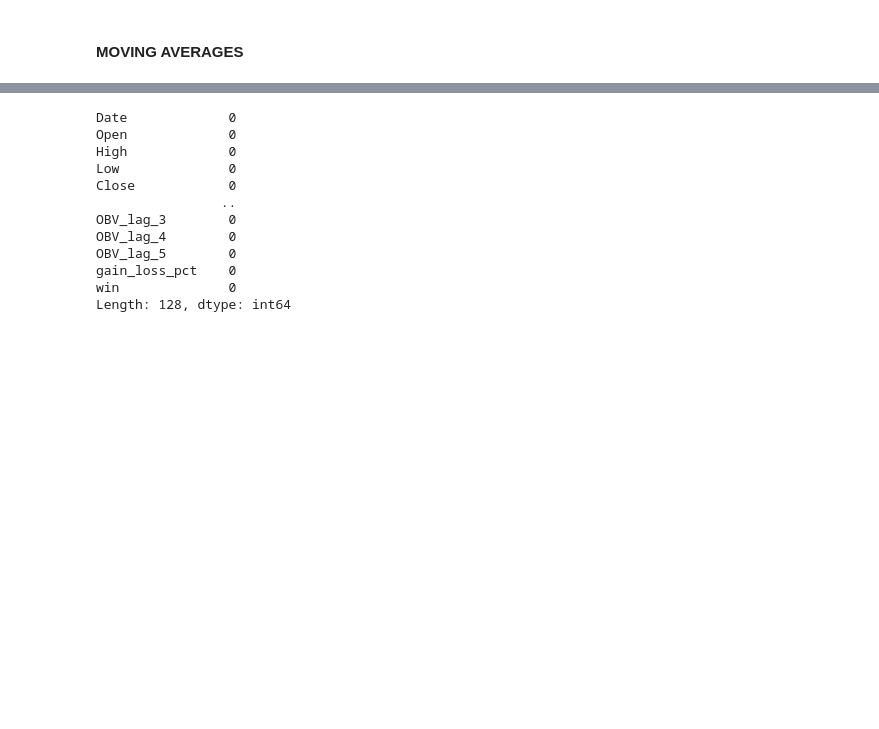
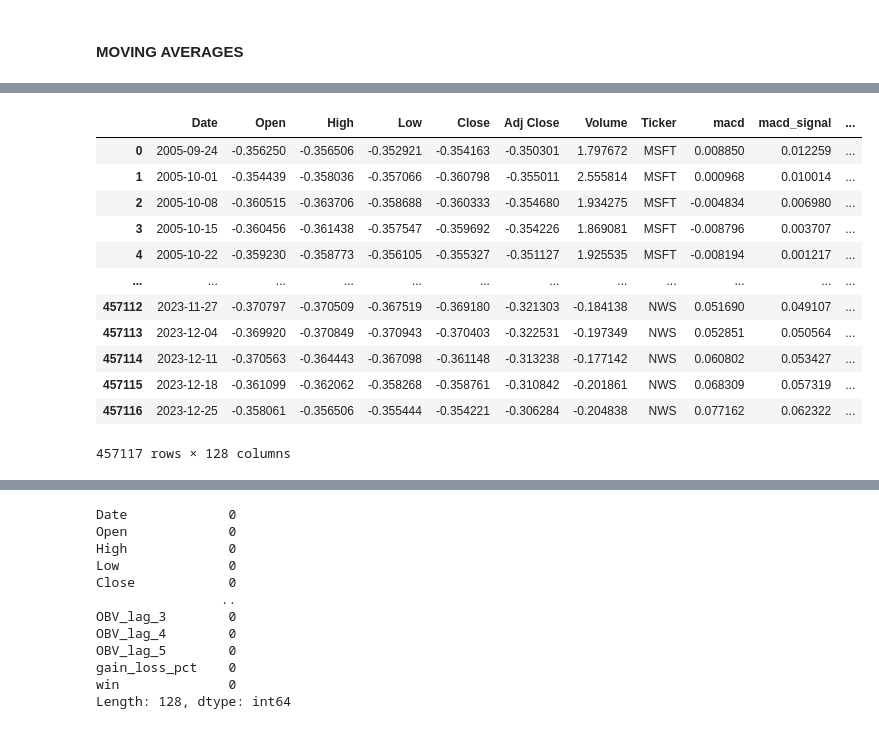
Before and after one commit to luitelshreejal/investment_allocation, a Jupyter notebook: data.ipynb, the cells around one changed output, grey strips where cells are left out. Saved outputs shown, nothing was run; the diff lists cells and outputs as text; code cells hidden in the pictures; blank space fills up the shorter version.

```diff
--- a/data.ipynb
+++ b/data.ipynb
@@ -383,0 +395,19 @@ data_yf['win'] = np.where(data_yf['gain_loss_pct'] > 0.005, 1,
+# %%
+data_yf['Date'] = pd.to_datetime(data_yf['Date'])
+
+#data_yf.set_index('Date', inplace=True)
+data_yf
+# %% [output]
+|  | Date | Open | High | Low | Close | Adj Close | Volume | Ticker | macd | macd_signal | ... |
+| 0 | 2005-09-24 | -0.356250 | -0.356506 | -0.352921 | -0.354163 | -0.350301 | 1.797672 | MSFT | 0.008850 | 0.012259 | ... |
+| 1 | 2005-10-01 | -0.354439 | -0.358036 | -0.357066 | -0.360798 | -0.355011 | 2.555814 | MSFT | 0.000968 | 0.010014 | ... |
+| 2 | 2005-10-08 | -0.360515 | -0.363706 | -0.358688 | -0.360333 | -0.354680 | 1.934275 | MSFT | -0.004834 | 0.006980 | ... |
+| 3 | 2005-10-15 | -0.360456 | -0.361438 | -0.357547 | -0.359692 | -0.354226 | 1.869081 | MSFT | -0.008796 | 0.003707 | ... |
+| 4 | 2005-10-22 | -0.359230 | -0.358773 | -0.356105 | -0.355327 | -0.351127 | 1.925535 | MSFT | -0.008194 | 0.001217 | ... |
+| ... | ... | ... | ... | ... | ... | ... | ... | ... | ... | ... | ... |
+| 457112 | 2023-11-27 | -0.370797 | -0.370509 | -0.367519 | -0.369180 | -0.321303 | -0.184138 | NWS | 0.051690 | 0.049107 | ... |
+| 457113 | 2023-12-04 | -0.369920 | -0.370849 | -0.370943 | -0.370403 | -0.322531 | -0.197349 | NWS | 0.052851 | 0.050564 | ... |
+| 457114 | 2023-12-11 | -0.370563 | -0.364443 | -0.367098 | -0.361148 | -0.313238 | -0.177142 | NWS | 0.060802 | 0.053427 | ... |
+| 457115 | 2023-12-18 | -0.361099 | -0.362062 | -0.358268 | -0.358761 | -0.310842 | -0.201861 | NWS | 0.068309 | 0.057319 | ... |
+| 457116 | 2023-12-25 | -0.358061 | -0.356506 | -0.355444 | -0.354221 | -0.306284 | -0.204838 | NWS | 0.077162 | 0.062322 | ... |
+457117 rows × 128 columns
```
Also changed, not shown: parts of 14 cells of this notebook, 1 other file.
